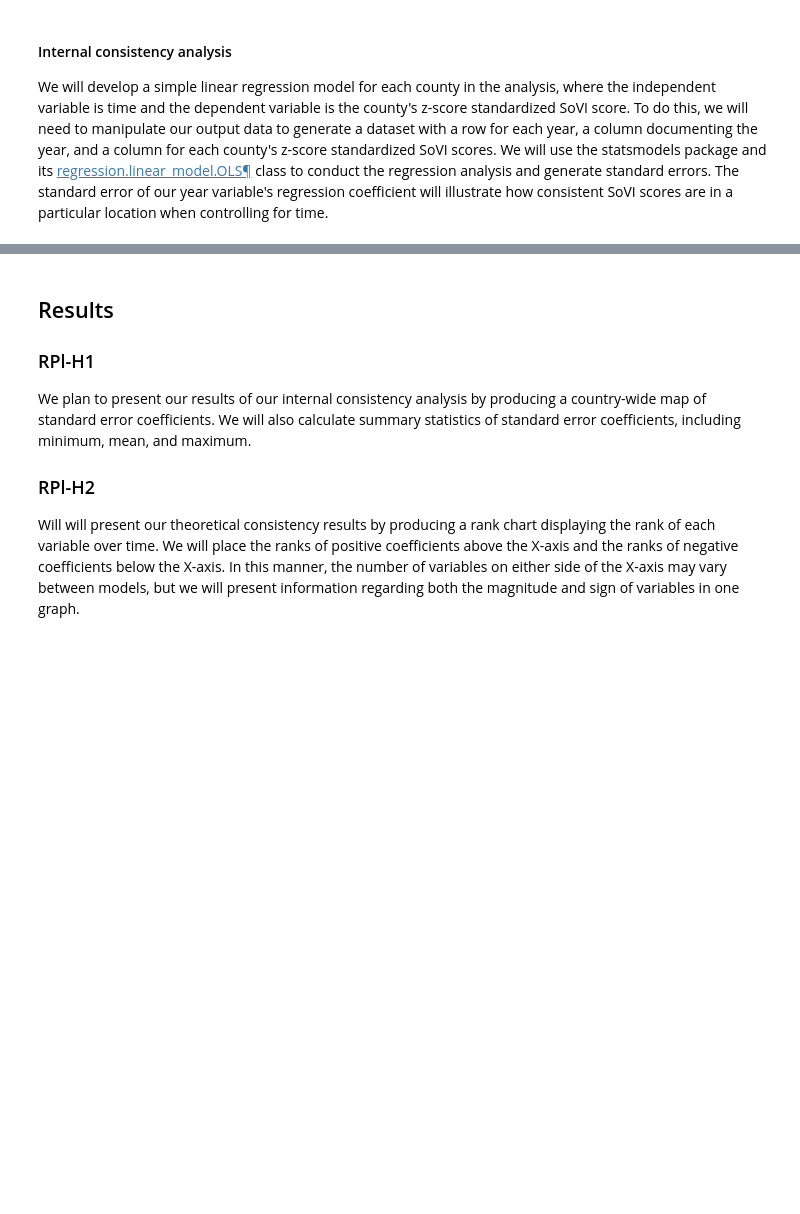
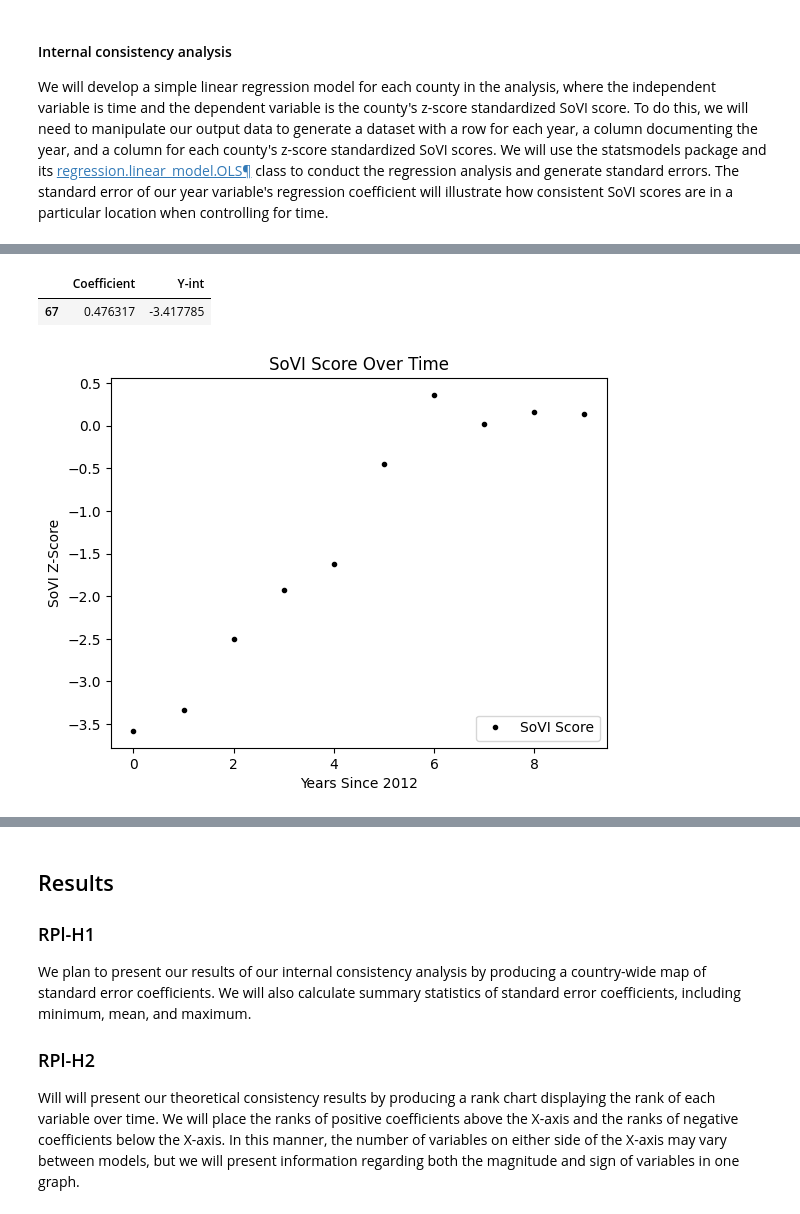
Before and after one commit to HEGSRR/RPl-Spielman-2020, a Jupyter notebook: procedure/code/RPl-Spielman-2020.ipynb, the cells around one changed output, grey strips where cells are left out. Drawn from its saved outputs; the diff is of its cells as text; code cells hidden in the pictures; blank space fills up the shorter version.

```diff
--- a/procedure/code/RPl-Spielman-2020.ipynb
+++ b/procedure/code/RPl-Spielman-2020.ipynb
@@ -924,0 +904,14 @@ ic_results_no_ak_hi.plot(ax = ax, cmap = 'Reds', column = "Standard Error", sche
+# %%
+ic_results.loc[ic_results['GEOID'] == '02013'][["Coefficient", "Y-int"]]
+# %% [output]
+|  | Coefficient | Y-int |
+| 67 | 0.476317 | -3.417785 |
+# %%
+# Plot Data
+plt.plot(years_since_2012, pd.DataFrame.transpose(SoVI.loc[SoVI.index == '02013']), 'k.', label = 'SoVI Score')
+plt.xlabel('Years Since 2012')
+plt.ylabel('SoVI Z-Score')
+plt.title('SoVI Score Over Time')
+plt.legend(loc = 'lower right');
+# %% [output]
+[figure, added]
```
Also changed, not shown: parts of 18 cells of this notebook.
